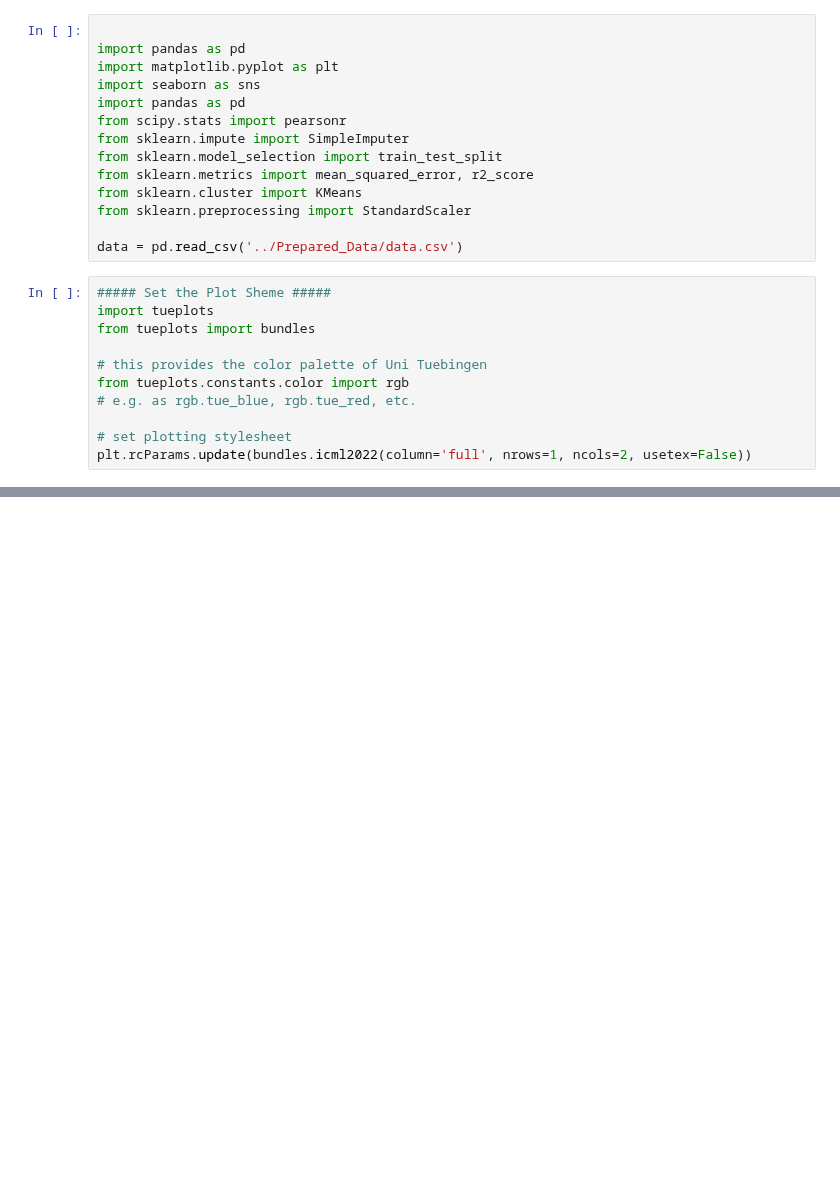
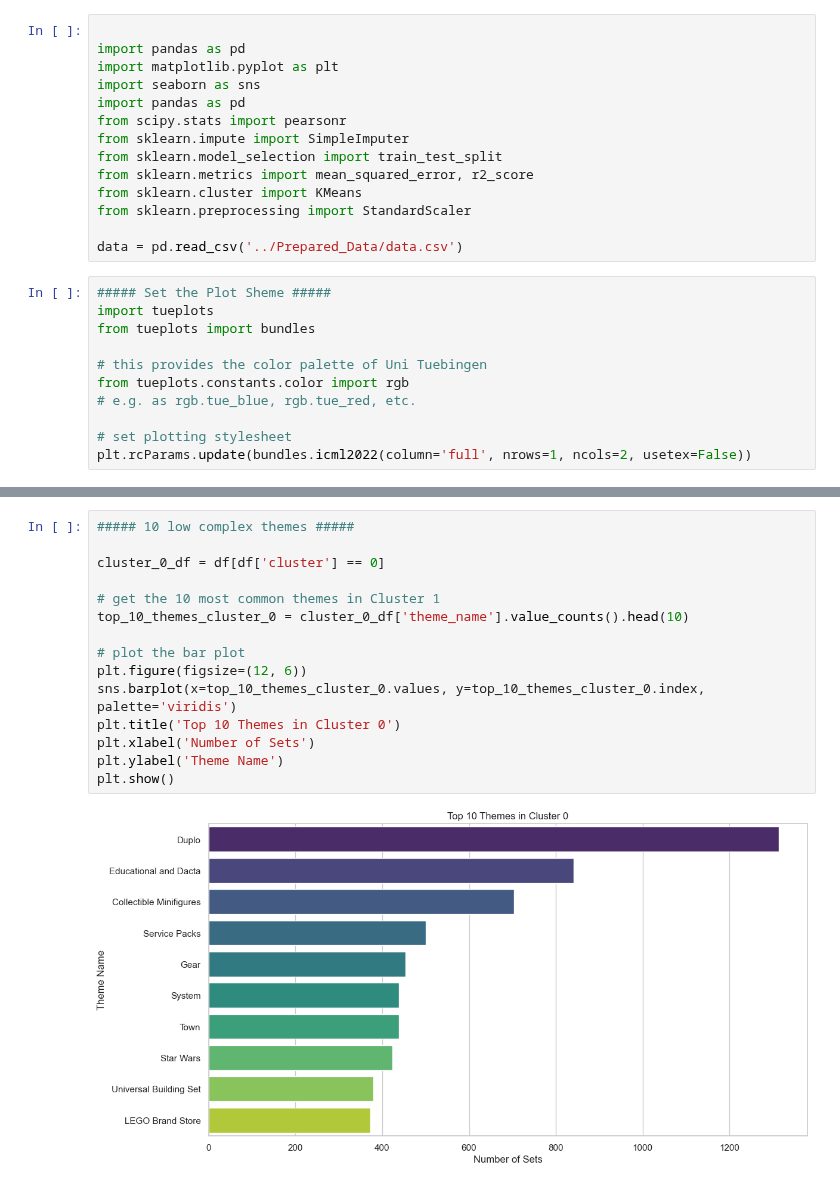
Before and after one commit to eddiebeach99/Data_Literacy, a Jupyter notebook: Analysis/clustering.ipynb, the cells around one changed output, grey strips where cells are left out. Cells and saved outputs as stored; diff of their text form; blank space fills up the shorter version.

```diff
--- a/Analysis/clustering.ipynb
+++ b/Analysis/clustering.ipynb
@@ -198,3 +198,20 @@ plt.show()
+# %%
+##### 10 low complex themes #####
+
+cluster_0_df = df[df['cluster'] == 0]
+
+# get the 10 most common themes in Cluster 1
+top_10_themes_cluster_0 = cluster_0_df['theme_name'].value_counts().head(10)
+
+# plot the bar plot
+plt.figure(figsize=(12, 6))
+sns.barplot(x=top_10_themes_cluster_0.values, y=top_10_themes_cluster_0.index, palette='viridis')
+plt.title('Top 10 Themes in Cluster 0')
+plt.xlabel('Number of Sets')
+plt.ylabel('Theme Name')
+plt.show()
+# %% [output]
+[figure, added]
 # %%
 ##### Plot the change of Star Wars complexity #####
 
```
Also changed, not shown: parts of 8 cells of this notebook, 9 other files.
